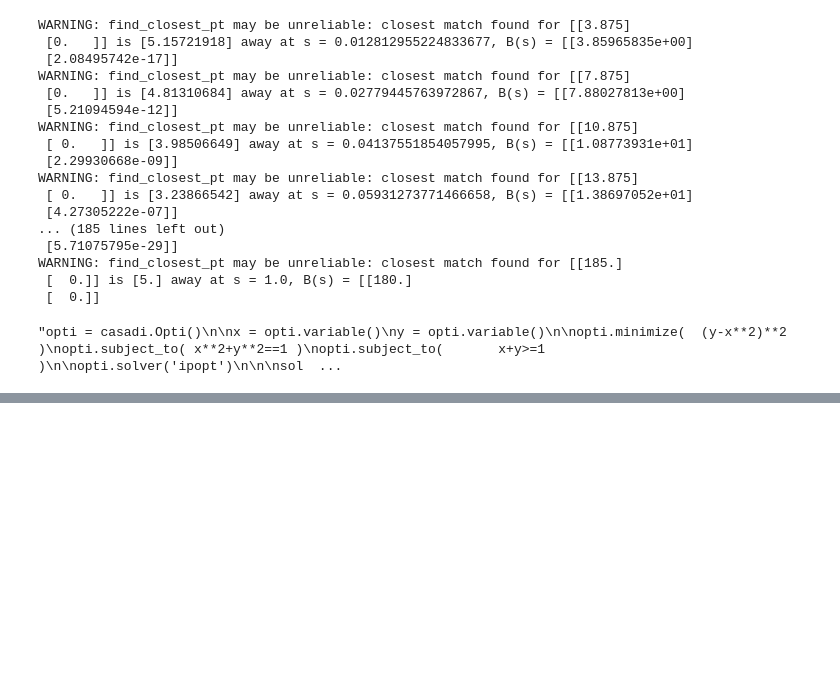
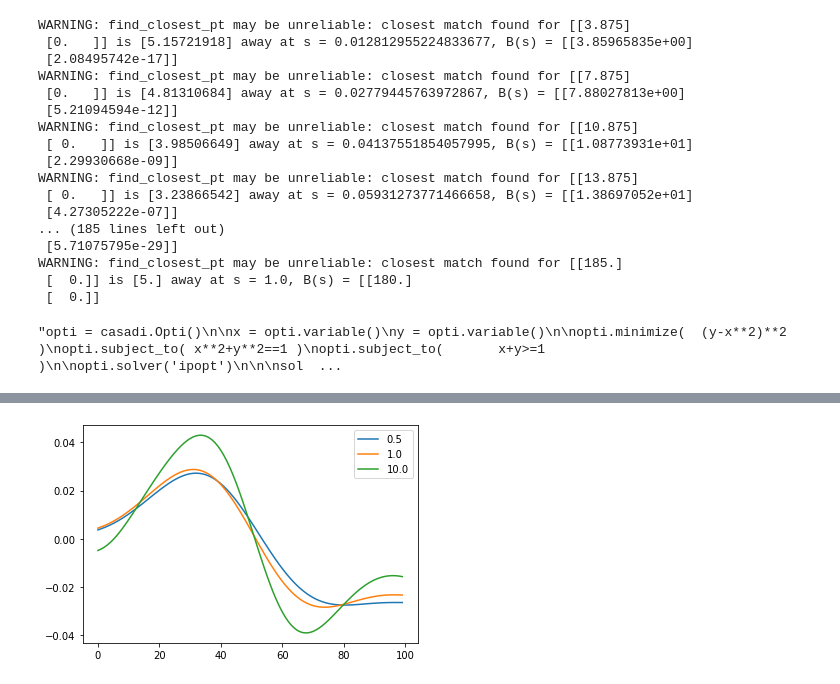
Before and after one commit to elsoroka/AutonomousCarMPC, a Jupyter notebook: Casadi opti stack MPC.ipynb, the cells around one changed output, grey strips where cells are left out. Saved outputs shown, nothing was run; the diff lists cells and outputs as text; code cells hidden in the pictures; blank space fills up the shorter version.

```diff
--- a/Casadi opti stack MPC.ipynb
+++ b/Casadi opti stack MPC.ipynb
@@ -254,4 +244,8 @@ plt.show()
 # %%
-plt.plot(u_history[:,1]*180.0/np.pi, label="Steering")
+plt.plot(u_history_05[:,1], label="0.5")
+plt.plot(u_history_1[:,1], label="1.0")
+plt.plot(u_history_10[:,1], label="10.0")
 plt.legend()
 plt.show()
+# %% [output]
+[figure, added]
```
Also changed, not shown: parts of 4 cells of this notebook.
